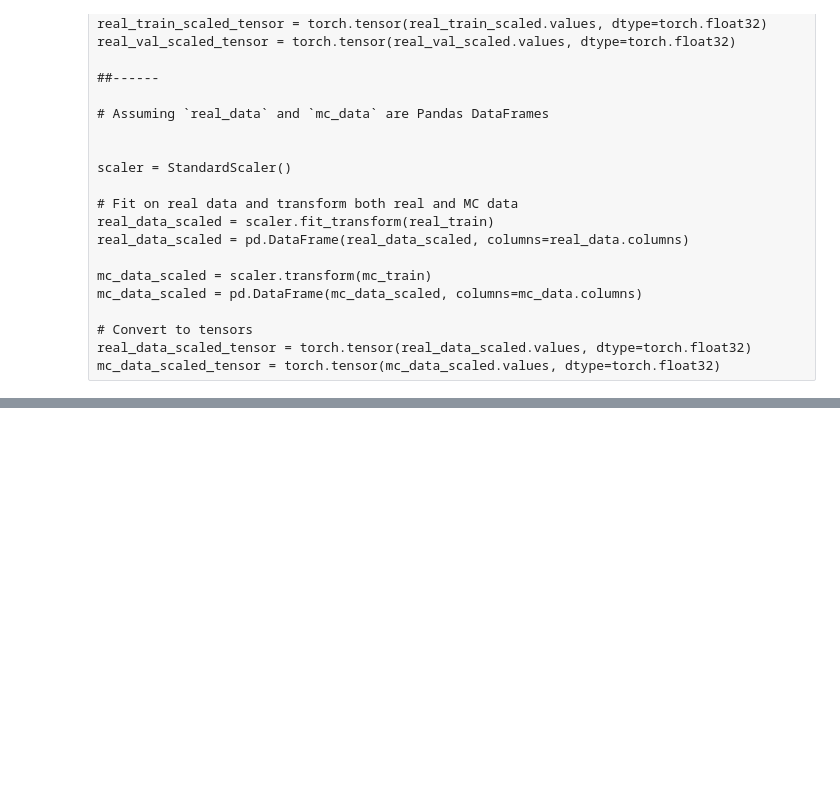
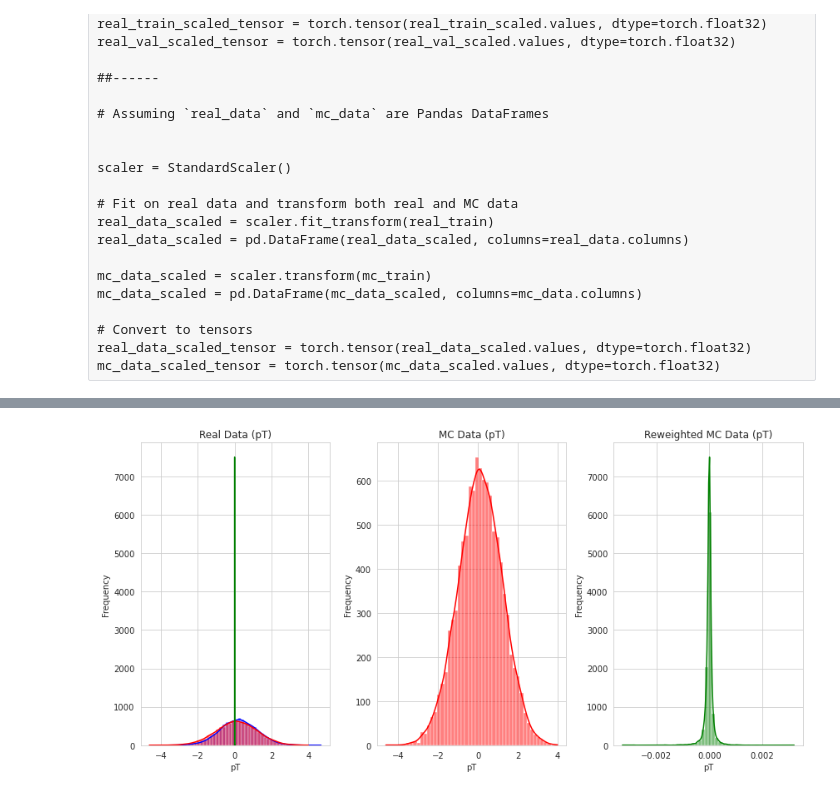
Before and after one commit to phymanshu/exploreML, a Jupyter notebook: realNVPReweight.ipynb, the cells around one changed output, grey strips where cells are left out. Saved outputs shown, nothing was run; the diff lists cells and outputs as text; code cells hidden in the pictures; blank space fills up the shorter version.

```diff
--- a/realNVPReweight.ipynb
+++ b/realNVPReweight.ipynb
@@ -425,3 +457,34 @@ plt.show()
+# %%
+plt.figure(figsize=(12, 6))
+
+# Plot real data
+plt.subplot(1, 3, 1)
+sns.histplot(real_data['y'], bins=50, color='blue', kde=True)
+sns.histplot(mc_data['y'], bins=50, color='red', kde=True)
+sns.histplot(reweighted_mc_data['y'],  bins=50, color='green', kde=True)
+plt.title('Real Data (pT)')
+plt.xlabel('pT')
+plt.ylabel('Frequency')
+
+# Plot MC data
+plt.subplot(1, 3, 2)
+
+sns.histplot(mc_data['y'], bins=50, color='red', kde=True)
+plt.title('MC Data (pT)')
+plt.xlabel('pT')
+plt.ylabel('Frequency')
+
+# Plot reweighted MC data
+plt.subplot(1, 3, 3)
+sns.histplot(reweighted_mc_data['y'],  bins=50, color='green', kde=True)
+plt.title('Reweighted MC Data (pT)')
+plt.xlabel('pT')
+plt.ylabel('Frequency')
+
+plt.tight_layout()
+plt.show()
+# %% [output]
+[figure, added]
 # %%
 # Plot reweighted MC data using plt.hist() which directly accepts weights
 plt.figure(figsize=(8, 6))
```
Also changed, not shown: parts of 11 cells of this notebook, 2 other files.
